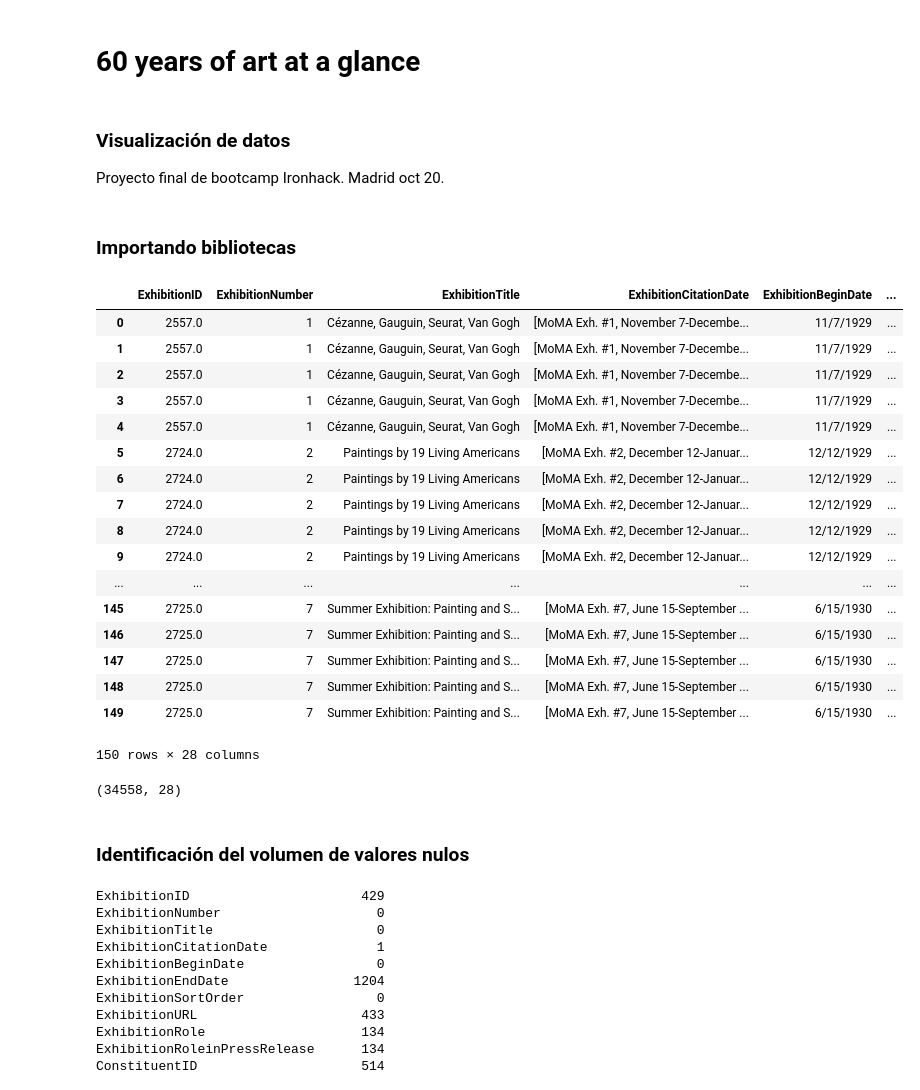
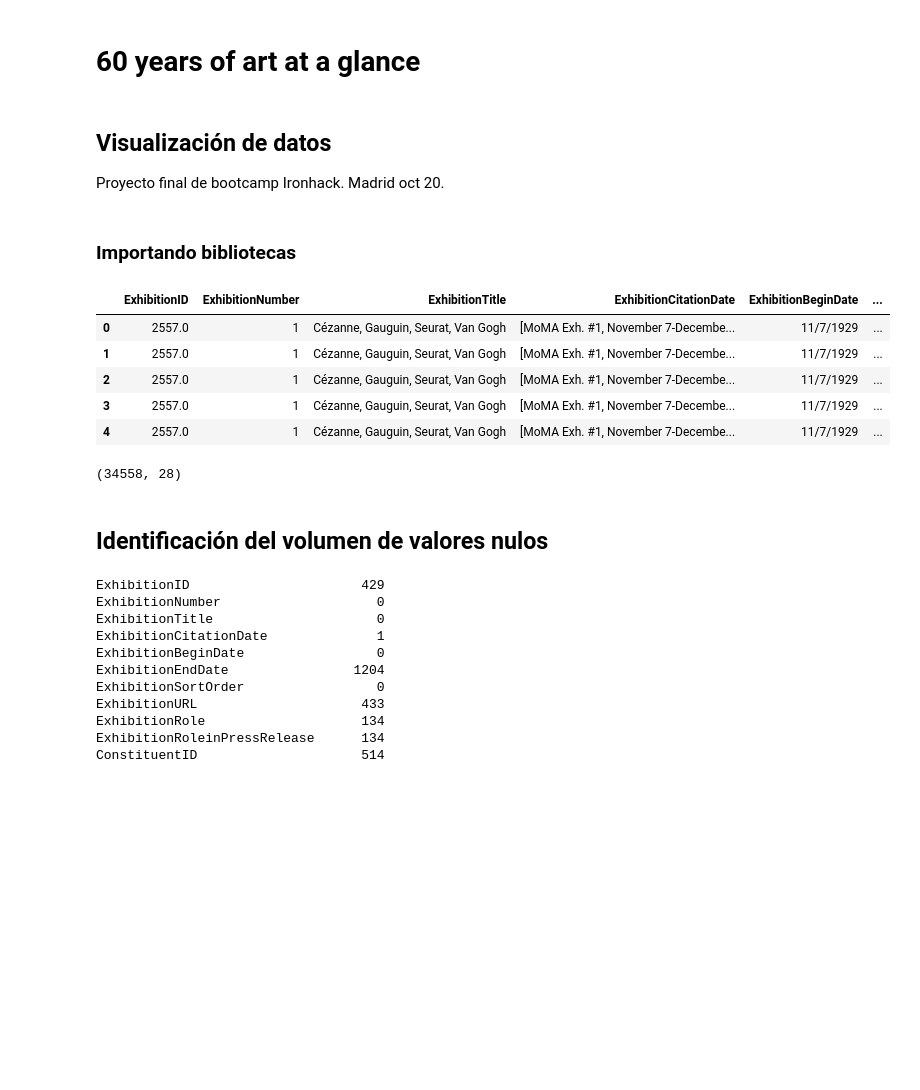
Before and after one commit to PaulaNuno/ironhack-final-project, a Jupyter notebook: exploring_dataset.ipynb, the cells around one changed output. Cells and saved outputs as stored; diff of their text form; code cells hidden in the pictures; blank space fills up the shorter version.

```diff
--- a/exploring_dataset.ipynb
+++ b/exploring_dataset.ipynb
@@ -1,7 +1,7 @@
 # %% [markdown]
 # 60 years of art at a glance
 # %% [markdown]
-### Visualización de datos
+## Visualización de datos
 Proyecto final de bootcamp Ironhack. Madrid oct 20.
 # %% [markdown]
 ### Importando bibliotecas
@@ -15,32 +16,20 @@ import matplotlib.pyplot as plt
 df = pd.read_csv('input/MoMAExhibitions1929to1989.csv', encoding='latin-1')
 pd.options.display.max_columns = 0
 # %%
-df.head(150)
+df.head(5)
 # %% [output]
 |  | ExhibitionID | ExhibitionNumber | ExhibitionTitle | ExhibitionCitationDate | ExhibitionBeginDate | ... |
 | 0 | 2557.0 | 1 | Cézanne, Gauguin, Seurat, Van Gogh | [MoMA Exh. #1, November 7-Decembe... | 11/7/1929 | ... |
 | 1 | 2557.0 | 1 | Cézanne, Gauguin, Seurat, Van Gogh | [MoMA Exh. #1, November 7-Decembe... | 11/7/1929 | ... |
 | 2 | 2557.0 | 1 | Cézanne, Gauguin, Seurat, Van Gogh | [MoMA Exh. #1, November 7-Decembe... | 11/7/1929 | ... |
 | 3 | 2557.0 | 1 | Cézanne, Gauguin, Seurat, Van Gogh | [MoMA Exh. #1, November 7-Decembe... | 11/7/1929 | ... |
 | 4 | 2557.0 | 1 | Cézanne, Gauguin, Seurat, Van Gogh | [MoMA Exh. #1, November 7-Decembe... | 11/7/1929 | ... |
-| 5 | 2724.0 | 2 | Paintings by 19 Living Americans | [MoMA Exh. #2, December 12-Januar... | 12/12/1929 | ... |
-| 6 | 2724.0 | 2 | Paintings by 19 Living Americans | [MoMA Exh. #2, December 12-Januar... | 12/12/1929 | ... |
-| 7 | 2724.0 | 2 | Paintings by 19 Living Americans | [MoMA Exh. #2, December 12-Januar... | 12/12/1929 | ... |
-| 8 | 2724.0 | 2 | Paintings by 19 Living Americans | [MoMA Exh. #2, December 12-Januar... | 12/12/1929 | ... |
-| 9 | 2724.0 | 2 | Paintings by 19 Living Americans | [MoMA Exh. #2, December 12-Januar... | 12/12/1929 | ... |
-| ... | ... | ... | ... | ... | ... | ... |
-| 145 | 2725.0 | 7 | Summer Exhibition: Painting and S... | [MoMA Exh. #7, June 15-September ... | 6/15/1930 | ... |
-| 146 | 2725.0 | 7 | Summer Exhibition: Painting and S... | [MoMA Exh. #7, June 15-September ... | 6/15/1930 | ... |
-| 147 | 2725.0 | 7 | Summer Exhibition: Painting and S... | [MoMA Exh. #7, June 15-September ... | 6/15/1930 | ... |
-| 148 | 2725.0 | 7 | Summer Exhibition: Painting and S... | [MoMA Exh. #7, June 15-September ... | 6/15/1930 | ... |
-| 149 | 2725.0 | 7 | Summer Exhibition: Painting and S... | [MoMA Exh. #7, June 15-September ... | 6/15/1930 | ... |
-150 rows × 28 columns
 # %%
 df.shape
 # %% [output]
 (34558, 28)
 # %% [markdown]
-### Identificación del volumen de valores nulos
+## Identificación del volumen de valores nulos
 # %%
 df.isna().sum()
 # %% [output]
```
Also changed, not shown: parts of 34 cells of this notebook.
